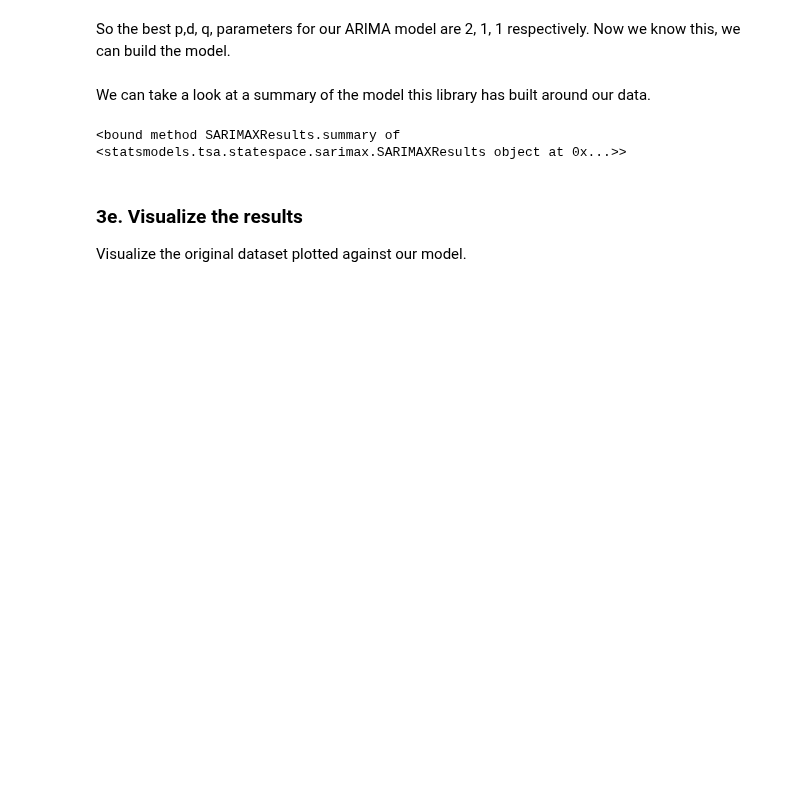
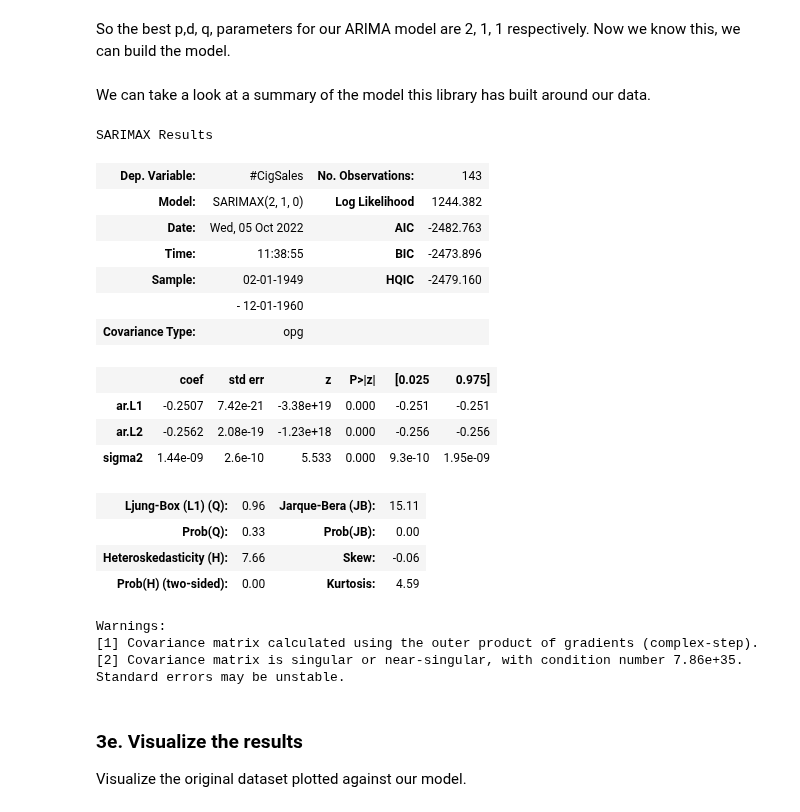
Before and after one commit to meskeremg/MeskiSBWork, a Jupyter notebook: Cowboy Cigarettes Case Study - Meskerem Goshime.ipynb, the cells around one changed output. Cells and saved outputs as stored; diff of their text form; code cells hidden in the pictures; blank space fills up the shorter version.

```diff
--- a/Cowboy Cigarettes Case Study - Meskerem Goshime.ipynb
+++ b/Cowboy Cigarettes Case Study - Meskerem Goshime.ipynb
@@ -405,9 +410,27 @@ forecast = model_fit.forecast(24)
 # %% [markdown]
 We can take a look at a summary of the model this library has built around our data.
 # %%
-model_fit.summary
+model_fit.summary()
 # %% [output]
-<bound method SARIMAXResults.summary of <statsmodels.tsa.statespace.sarimax.SARIMAXResults object at 0x...>>
+SARIMAX Results
+| Dep. Variable: | #CigSales | No. Observations: | 143 |
+| Model: | SARIMAX(2, 1, 0) | Log Likelihood | 1244.382 |
+| Date: | Wed, 05 Oct 2022 | AIC | -2482.763 |
+| Time: | 11:38:55 | BIC | -2473.896 |
+| Sample: | 02-01-1949 | HQIC | -2479.160 |
+|  | - 12-01-1960 |  |  |
+| Covariance Type: | opg |  |  |
+|  | coef | std err | z | P>|z| | [0.025 | 0.975] |
+| ar.L1 | -0.2507 | 7.42e-21 | -3.38e+19 | 0.000 | -0.251 | -0.251 |
+| ar.L2 | -0.2562 | 2.08e-19 | -1.23e+18 | 0.000 | -0.256 | -0.256 |
+| sigma2 | 1.44e-09 | 2.6e-10 | 5.533 | 0.000 | 9.3e-10 | 1.95e-09 |
+| Ljung-Box (L1) (Q): | 0.96 | Jarque-Bera (JB): | 15.11 |
+| Prob(Q): | 0.33 | Prob(JB): | 0.00 |
+| Heteroskedasticity (H): | 7.66 | Skew: | -0.06 |
+| Prob(H) (two-sided): | 0.00 | Kurtosis: | 4.59 |
+Warnings:
+[1] Covariance matrix calculated using the outer product of gradients (complex-step).
+[2] Covariance matrix is singular or near-singular, with condition number 7.86e+35. Standard errors may be unstable.
 # %% [markdown]
 ### 3e. Visualize the results
 
```
Also changed, not shown: parts of 10 cells of this notebook.
